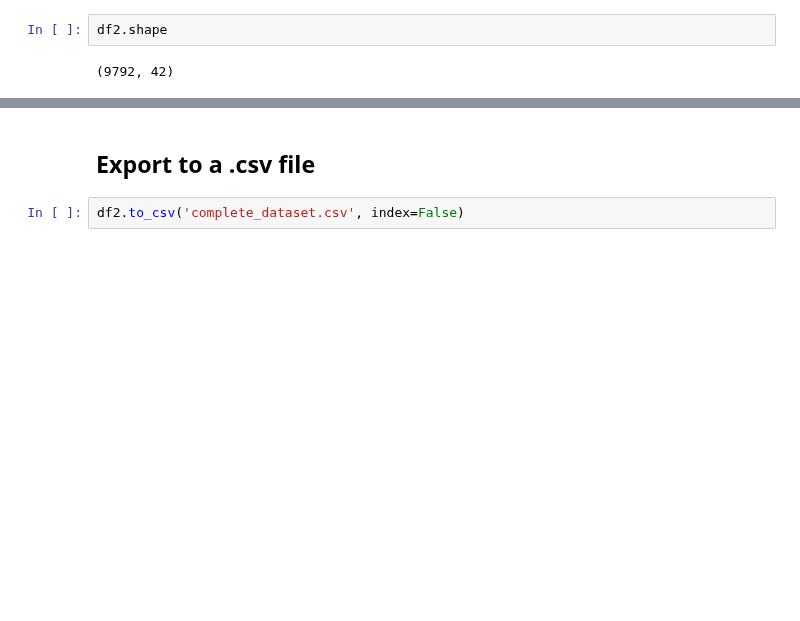
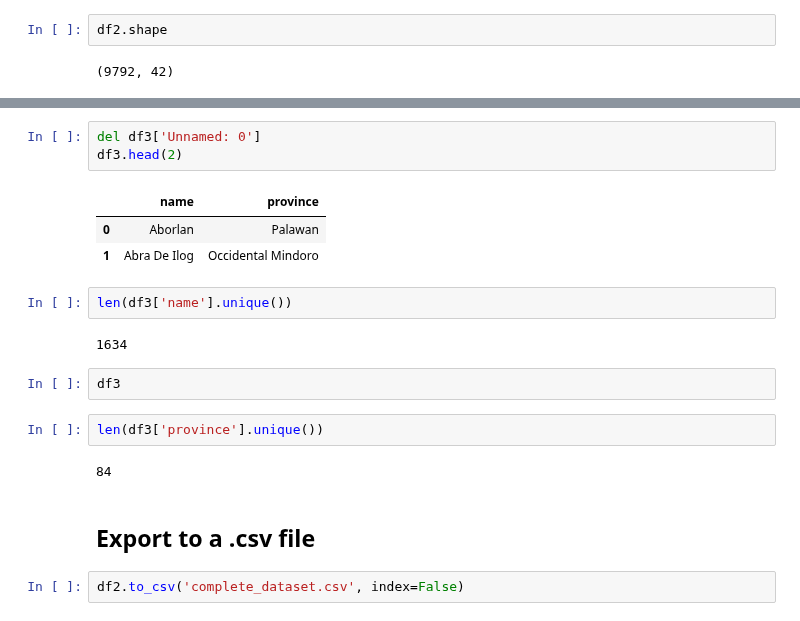
Before and after one commit to OmdenaAI/philippines-chapter-urban-vunerability, a Jupyter notebook: src/tasks/task-1-data-collection/5-merge_city_data.ipynb, the cells around one changed output, grey strips where cells are left out. Drawn from its saved outputs; the diff is of its cells as text; blank space fills up the shorter version.

```diff
--- a/src/tasks/task-1-data-collection/5-merge_city_data.ipynb
+++ b/src/tasks/task-1-data-collection/5-merge_city_data.ipynb
@@ -394,3 +417,20 @@ df2.shape
+# %%
+del df3['Unnamed: 0']
+df3.head(2)
+# %% [output]
+|  | name | province |
+| 0 | Aborlan | Palawan |
+| 1 | Abra De Ilog | Occidental Mindoro |
+# %%
+len(df3['name'].unique())
+# %% [output]
+1634
+# %%
+df3
+# %%
+len(df3['province'].unique())
+# %% [output]
+84
 # %% [markdown]
 ## Export to a .csv file
 # %%
```
Also changed, not shown: parts of 8 cells of this notebook, 12 other files.
